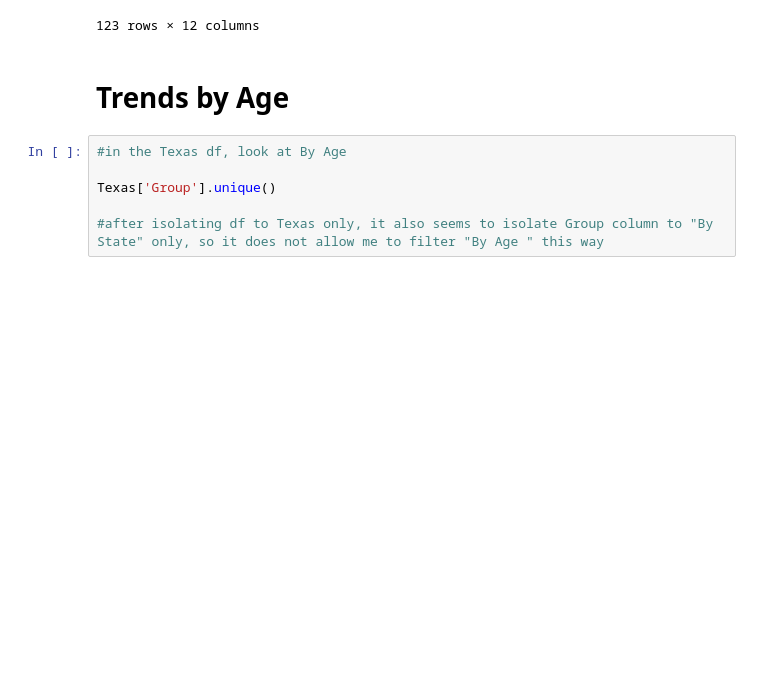
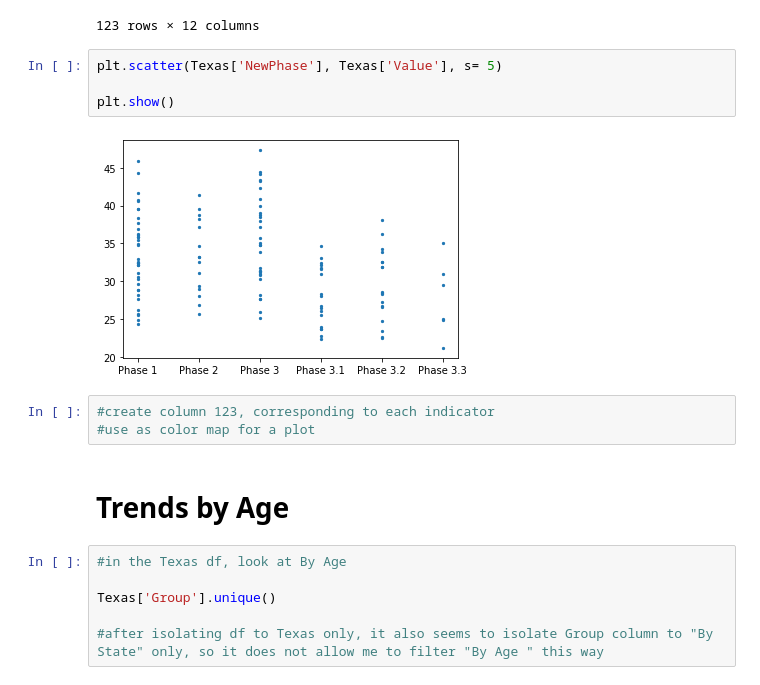
Before and after one commit to lmm2020/EDA-Projects, a Jupyter notebook: EDA_anxiety.ipynb, the cells around one changed output. Cells and saved outputs as stored; diff of their text form; blank space fills up the shorter version.

```diff
--- a/EDA_anxiety.ipynb
+++ b/EDA_anxiety.ipynb
@@ -369,6 +394,15 @@ Texas
 | 9049 | Symptoms of Anxiety Disorder | Texas | By State | Texas | Phase 3.3 | 2021-12-29 | 2022-01-10 | 31.0 | ... |
 | 9127 | Symptoms of Anxiety Disorder or D... | Texas | By State | Texas | Phase 3.3 | 2021-12-29 | 2022-01-10 | 35.1 | ... |
 123 rows × 12 columns
+# %%
+plt.scatter(Texas['NewPhase'], Texas['Value'], s= 5)
+
+plt.show()
+# %% [output]
+[figure, added]
+# %%
+#create column 123, corresponding to each indicator
+#use as color map for a plot
 # %% [markdown]
 # Trends by Age
 # %%
```
Also changed, not shown: parts of 11 cells of this notebook.
